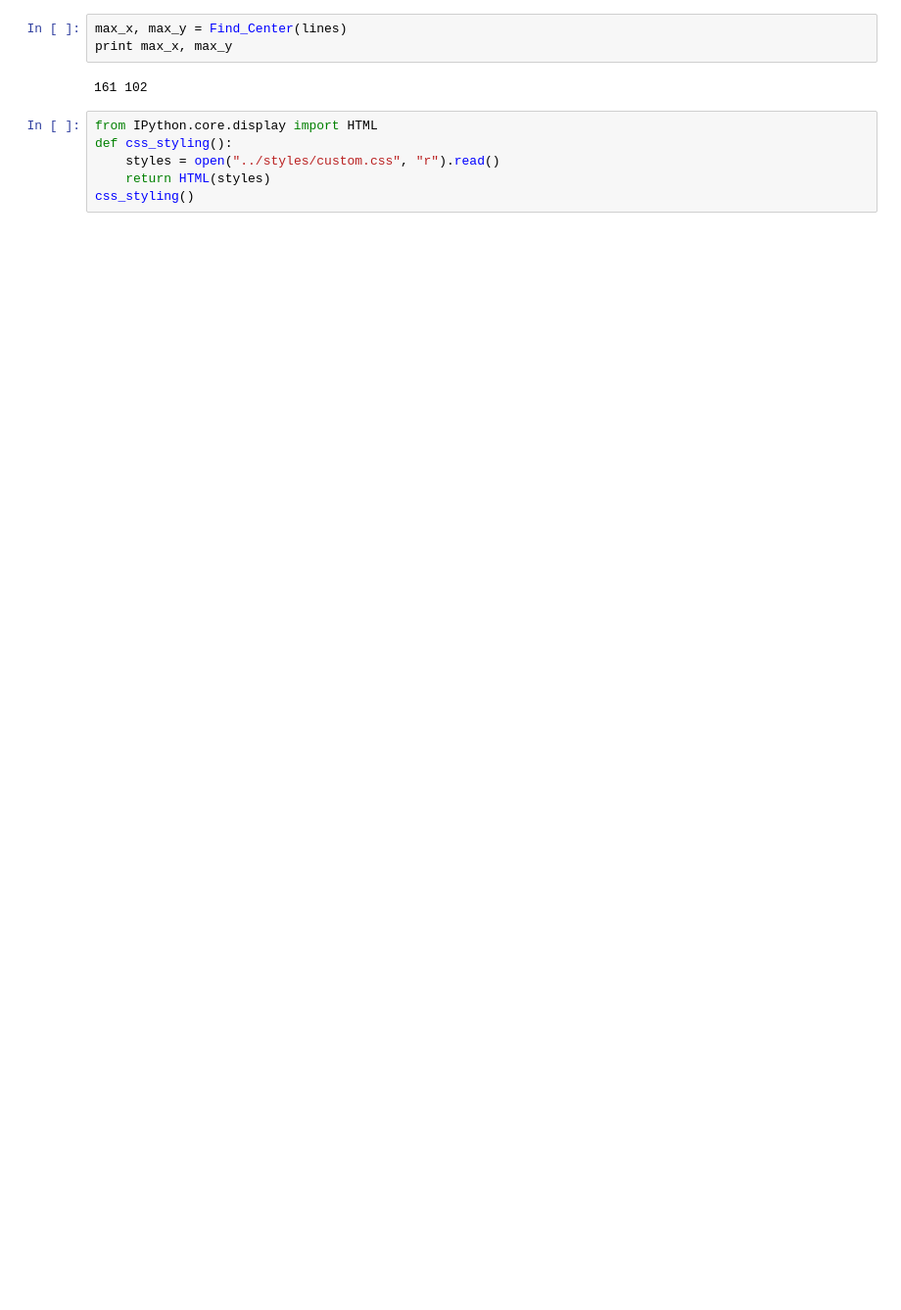
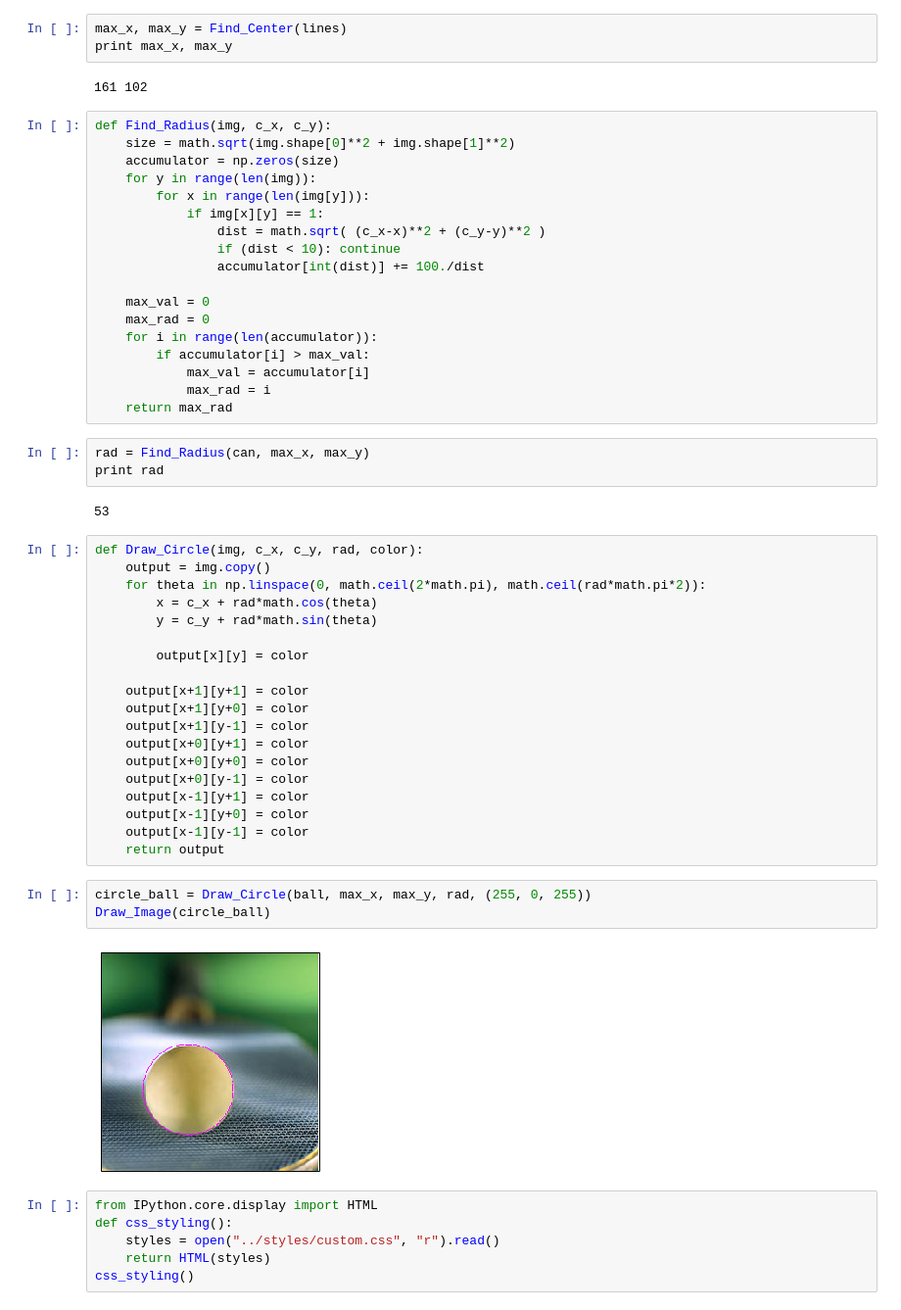
Before and after one commit to barbagroup/JITcode-MechE, a Jupyter notebook: module01_Analytical_Mechanics_II/00_Lesson00_Ball_Detection.ipynb, the cells around one changed output. Shown at 98% size. Cells and saved outputs as stored; diff of their text form; blank space fills up the shorter version.

Commit message:
finished circle detection code

```diff
--- a/module01_Analytical_Mechanics_II/00_Lesson00_Ball_Detection.ipynb
+++ b/module01_Analytical_Mechanics_II/00_Lesson00_Ball_Detection.ipynb
@@ -176,6 +176,53 @@ max_x, max_y = Find_Center(lines)
 print max_x, max_y
 # %% [output]
 161 102
+# %%
+def Find_Radius(img, c_x, c_y):
+    size = math.sqrt(img.shape[0]**2 + img.shape[1]**2)
+    accumulator = np.zeros(size)
+    for y in range(len(img)):
+        for x in range(len(img[y])):
+            if img[x][y] == 1:
+                dist = math.sqrt( (c_x-x)**2 + (c_y-y)**2 )
+                if (dist < 10): continue
+                accumulator[int(dist)] += 100./dist
+
+    max_val = 0
+    max_rad = 0
+    for i in range(len(accumulator)):
+        if accumulator[i] > max_val:
+            max_val = accumulator[i]
+            max_rad = i
+    return max_rad
+# %%
+rad = Find_Radius(can, max_x, max_y)
+print rad
+# %% [output]
+53
+# %%
+def Draw_Circle(img, c_x, c_y, rad, color):
+    output = img.copy()
+    for theta in np.linspace(0, math.ceil(2*math.pi), math.ceil(rad*math.pi*2)):
+        x = c_x + rad*math.cos(theta)
+        y = c_y + rad*math.sin(theta)
+
+        output[x][y] = color
+
+    output[x+1][y+1] = color
+    output[x+1][y+0] = color
+    output[x+1][y-1] = color
+    output[x+0][y+1] = color
+    output[x+0][y+0] = color
+    output[x+0][y-1] = color
+    output[x-1][y+1] = color
+    output[x-1][y+0] = color
+    output[x-1][y-1] = color
+    return output
+# %%
+circle_ball = Draw_Circle(ball, max_x, max_y, rad, (255, 0, 255))
+Draw_Image(circle_ball)
+# %% [output]
+[figure, added]
 # %%
 from IPython.core.display import HTML
 def css_styling():
```
Also changed, not shown: parts of 1 cell of this notebook.
